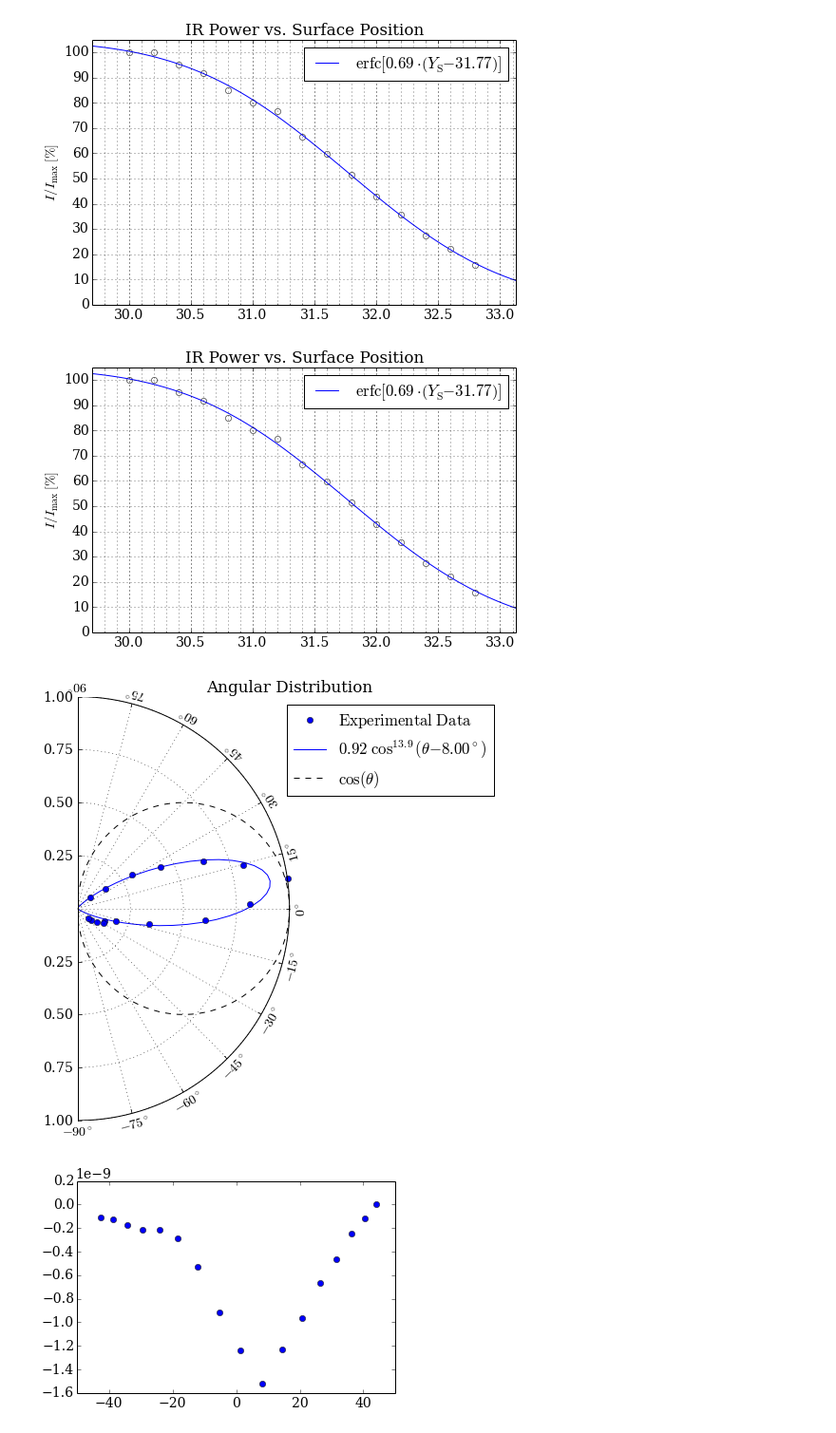
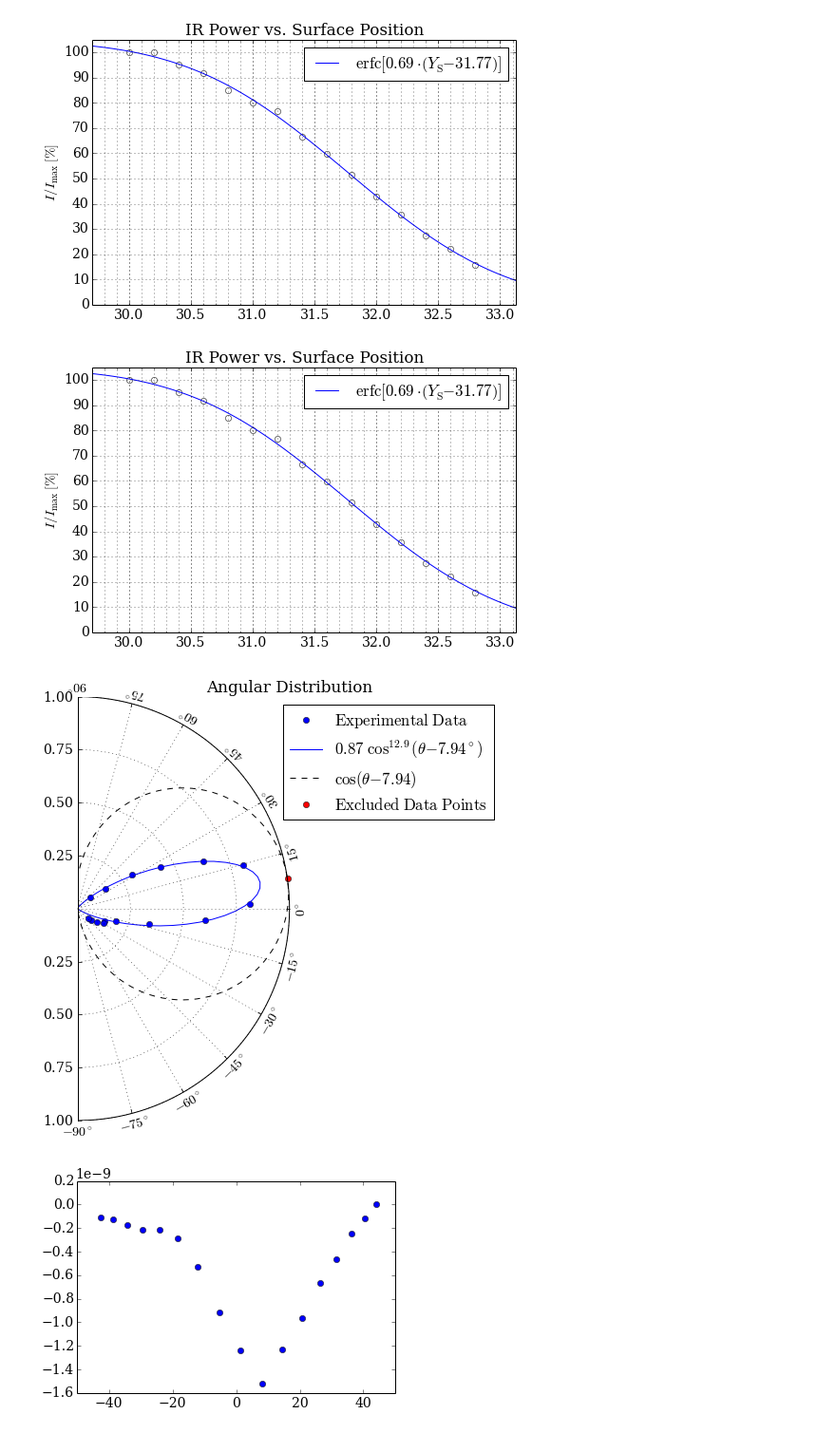
Before and after one commit to jwerdec/beamerlib, a Jupyter notebook: angular_distr.ipynb, the cells around one changed output. Shown at 95% size. Cells and saved outputs as stored; diff of their text form; code cells hidden in the pictures.

```diff
--- a/angular_distr.ipynb
+++ b/angular_distr.ipynb
@@ -32,17 +32,17 @@ SPM1 = SurfacePosMeas(surfpos, power, IRPos=7)
 # %%
 intensities = [1.8181650771537534e-12, -1.21367978055561e-10, -2.4496892707856074e-10, -4.6333798025784959e-10, -6.6702598957224955e-10,\
  -9.6617893690204617e-10, -1.2287767430760598e-09, -1.5218150811163994e-09, -1.2379226258147593e-09, -9.1848674608014203e-10,\
  -5.2666183628298662e-10, -2.8991781264242726e-10, -2.1511541145914503e-10, -2.1435088276325482e-10, -1.7135883298721443e-10,\
  -1.2938154635344409e-10, -1.0793197039570779e-10]
 pos = arange(1,9.5,0.5)
 surfpos = arange(30,33,0.2)
 power = [0.3, 0.3, 0.285, 0.275, 0.255, 0.24, 0.23, 0.2, .179, .155, .129, .107, .082, .066, .047]
 SPM1 = SurfacePosMeas(surfpos, power, IRPos=7)
 Setups = [REMPISetup(SPM1, {'REMPI': 0, 'Center ZRM': 5.1, 'ZRM': zrm, 'Surface Y': 35}) for zrm in pos]
-AngDistr = AngularDistribution(Setups, intensities)
+AngDistr = AngularDistribution(Setups, intensities, exclude=[7])
 # %% [output]
 [figure]
-[figure, old version]
+[figure, new version]
 # %%
 plot(AngDistr.Angles, AngDistr.Integrals, 'bo')
 show()
```
Also changed, not shown: parts of 2 cells of this notebook, 1 other file.
